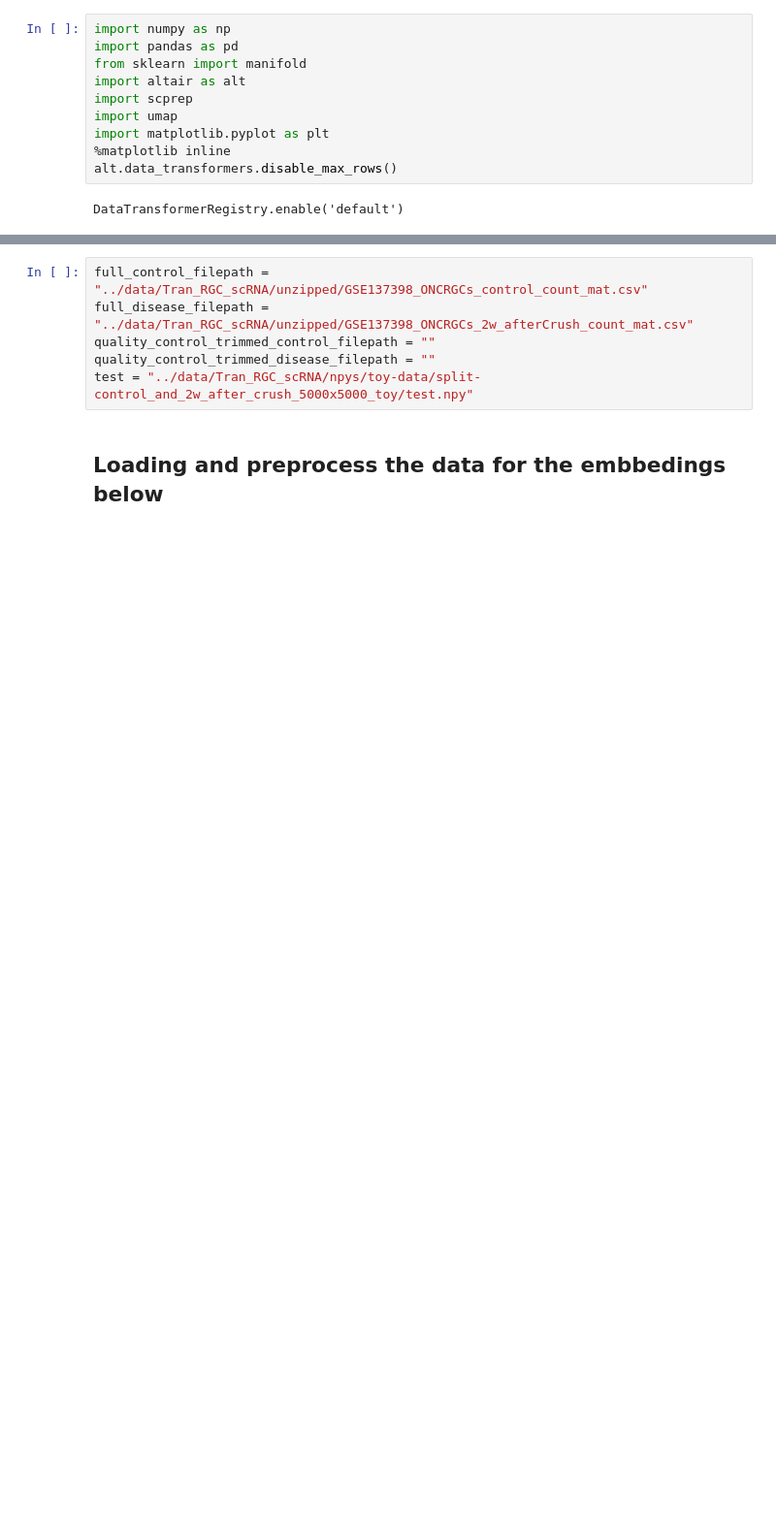
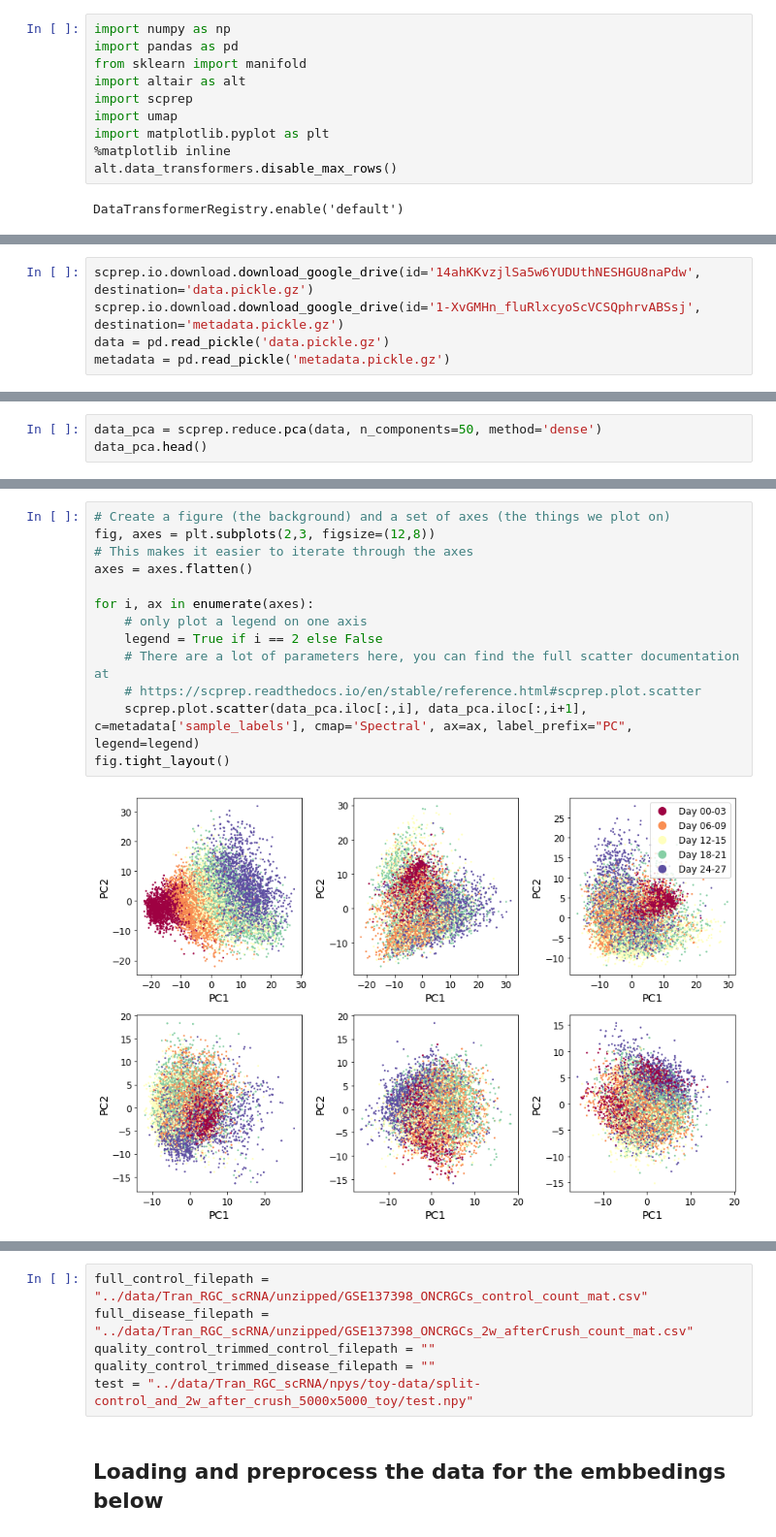
Before and after one commit to ioneliabuzatu/TOC, a Jupyter notebook: notebooks/find_relevant_genes.ipynb, the cells around one changed output, grey strips where cells are left out. Shown at 97% size. Cells and saved outputs as stored; diff of their text form; blank space fills up the shorter version.

```diff
--- a/notebooks/find_relevant_genes.ipynb
+++ b/notebooks/find_relevant_genes.ipynb
@@ -14,0 +33,5 @@ DataTransformerRegistry.enable('default')
+# %%
+scprep.io.download.download_google_drive(id='14ahKKvzjlSa5w6YUDUthNESHGU8naPdw', destination='data.pickle.gz')
+scprep.io.download.download_google_drive(id='1-XvGMHn_fluRlxcyoScVCSQphrvABSsj', destination='metadata.pickle.gz')
+data = pd.read_pickle('data.pickle.gz')
+metadata = pd.read_pickle('metadata.pickle.gz')
@@ -14,0 +44,3 @@ DataTransformerRegistry.enable('default')
+# %%
+data_pca = scprep.reduce.pca(data, n_components=50, method='dense')
+data_pca.head()
@@ -14,0 +55,15 @@ DataTransformerRegistry.enable('default')
+# %%
+# Create a figure (the background) and a set of axes (the things we plot on)
+fig, axes = plt.subplots(2,3, figsize=(12,8))
+# This makes it easier to iterate through the axes
+axes = axes.flatten()
+
+for i, ax in enumerate(axes):
+    # only plot a legend on one axis
+    legend = True if i == 2 else False
+    # There are a lot of parameters here, you can find the full scatter documentation at
+    # https://scprep.readthedocs.io/en/stable/reference.html#scprep.plot.scatter
+    scprep.plot.scatter(data_pca.iloc[:,i], data_pca.iloc[:,i+1], c=metadata['sample_labels'], cmap='Spectral', ax=ax, label_prefix="PC", legend=legend)
+fig.tight_layout()
+# %% [output]
+[figure, added]
```
Also changed, not shown: parts of 25 cells of this notebook, 1 other file.
